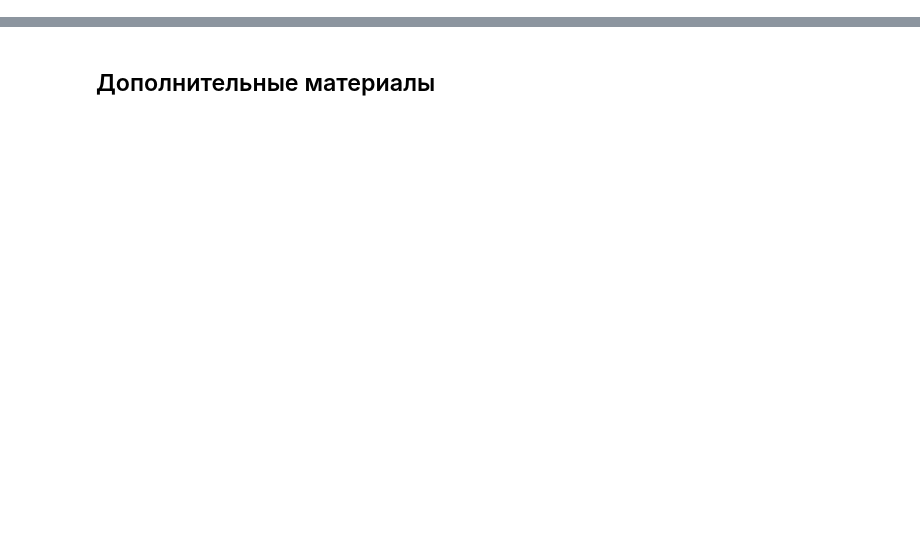
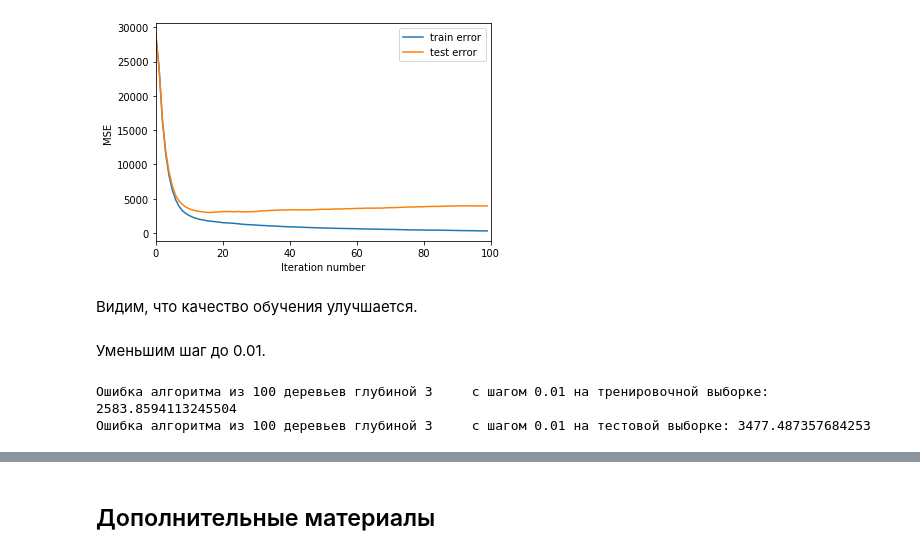
Before and after one commit to pugachdv/Geekbrains, a Jupyter notebook: Алгоритмы анализа данных_20200407/Урок 6. Градиентный бустинг (AdaBoost)/Lesson_6_practice.ipynb, the cells around one changed output, grey strips where cells are left out. Drawn from its saved outputs; the diff is of its cells as text; code cells hidden in the pictures; blank space fills up the shorter version.

```diff
--- a/Алгоритмы анализа данных_20200407/Урок 6. Градиентный бустинг (AdaBoost)/Lesson_6_practice.ipynb
+++ b/Алгоритмы анализа данных_20200407/Урок 6. Градиентный бустинг (AdaBoost)/Lesson_6_practice.ipynb
@@ -464,0 +139,4 @@ print(f'Точность случайного леса из {n_trees} дерев
+# %%
+eta = 0.1
+
+trees, train_errors, test_errors = gb_fit(n_trees, max_depth, X_train, X_test, y_train, y_test, coefs, eta)
@@ -464,0 +148,8 @@ print(f'Точность случайного леса из {n_trees} дерев
+# %%
+get_error_plot(n_trees, train_errors, test_errors)
+# %% [output]
+[figure, added]
+# %% [markdown]
+Видим, что качество обучения улучшается.
+# %% [markdown]
+Уменьшим шаг до 0.01.
@@ -464,0 +160,5 @@ print(f'Точность случайного леса из {n_trees} дерев
+# %%
+evaluate_alg(X_train, X_test, y_train, y_test, trees, coefs, eta)
+# %% [output]
+Ошибка алгоритма из 100 деревьев глубиной 3     с шагом 0.01 на тренировочной выборке: 2583.8594113245504
+Ошибка алгоритма из 100 деревьев глубиной 3     с шагом 0.01 на тестовой выборке: 3477.487357684253
```
Also changed, not shown: parts of 174 cells of this notebook.
